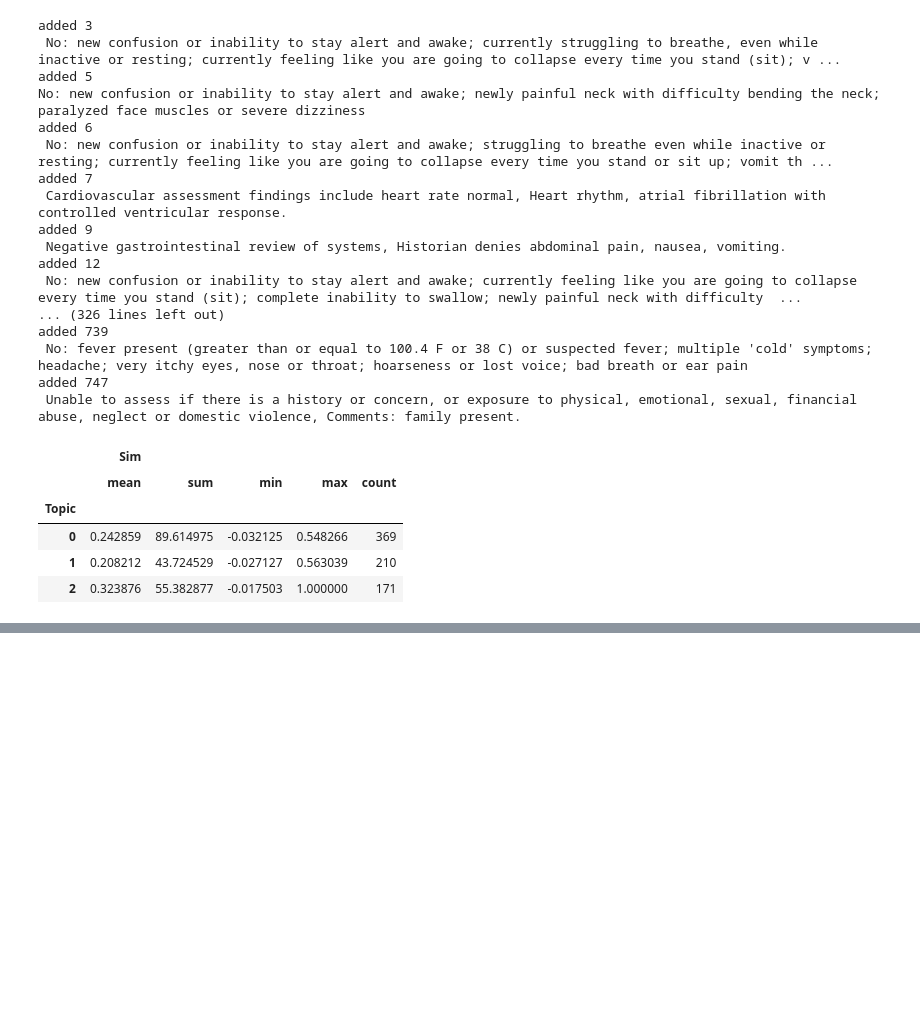
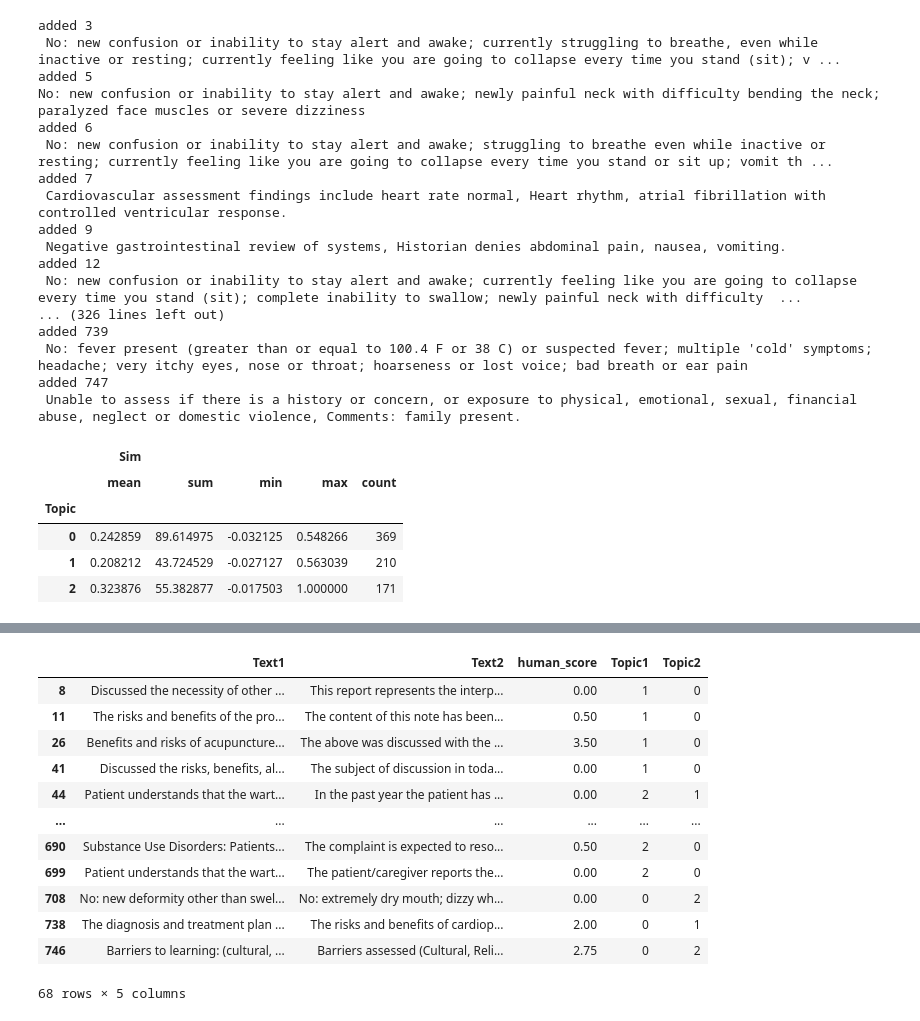
Before and after one commit to mahmuduzzaman/SimilarityNotebooks, a Jupyter notebook: Finetuning Topic Model - Clinical STS.ipynb, the cells around one changed output, grey strips where cells are left out. Cells and saved outputs as stored; diff of their text form; code cells hidden in the pictures; blank space fills up the shorter version.

```diff
--- a/Finetuning Topic Model - Clinical STS.ipynb
+++ b/Finetuning Topic Model - Clinical STS.ipynb
@@ -709,0 +811,16 @@ added 747
+# %%
+df_Topic_both.loc[df_Topic_both['Topic1'] != df_Topic_both['Topic2']][['Text1','Text2','human_score','Topic1','Topic2']]
+# %% [output]
+|  | Text1 | Text2 | human_score | Topic1 | Topic2 |
+| 8 | Discussed the necessity of other ... | This report represents the interp... | 0.00 | 1 | 0 |
+| 11 | The risks and benefits of the pro... | The content of this note has been... | 0.50 | 1 | 0 |
+| 26 | Benefits and risks of acupuncture... | The above was discussed with the ... | 3.50 | 1 | 0 |
+| 41 | Discussed the risks, benefits, al... | The subject of discussion in toda... | 0.00 | 1 | 0 |
+| 44 | Patient understands that the wart... | In the past year the patient has ... | 0.00 | 2 | 1 |
+| ... | ... | ... | ... | ... | ... |
+| 690 | Substance Use Disorders: Patients... | The complaint is expected to reso... | 0.50 | 2 | 0 |
+| 699 | Patient understands that the wart... | The patient/caregiver reports the... | 0.00 | 2 | 0 |
+| 708 | No: new deformity other than swel... | No: extremely dry mouth; dizzy wh... | 0.00 | 0 | 2 |
+| 738 | The diagnosis and treatment plan ... | The risks and benefits of cardiop... | 2.00 | 0 | 1 |
+| 746 | Barriers to learning: (cultural, ... | Barriers assessed (Cultural, Reli... | 2.75 | 0 | 2 |
+68 rows × 5 columns
```
Also changed, not shown: parts of 7 cells of this notebook.
